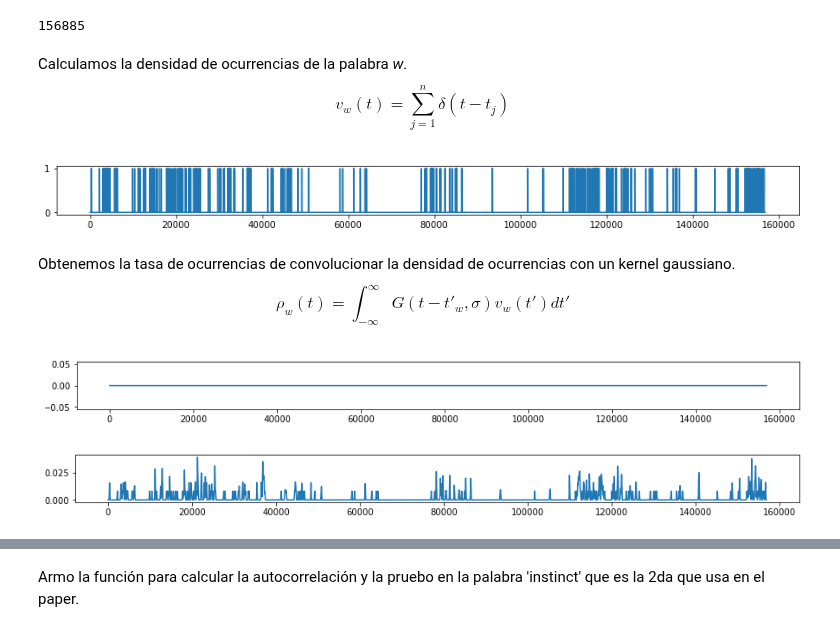
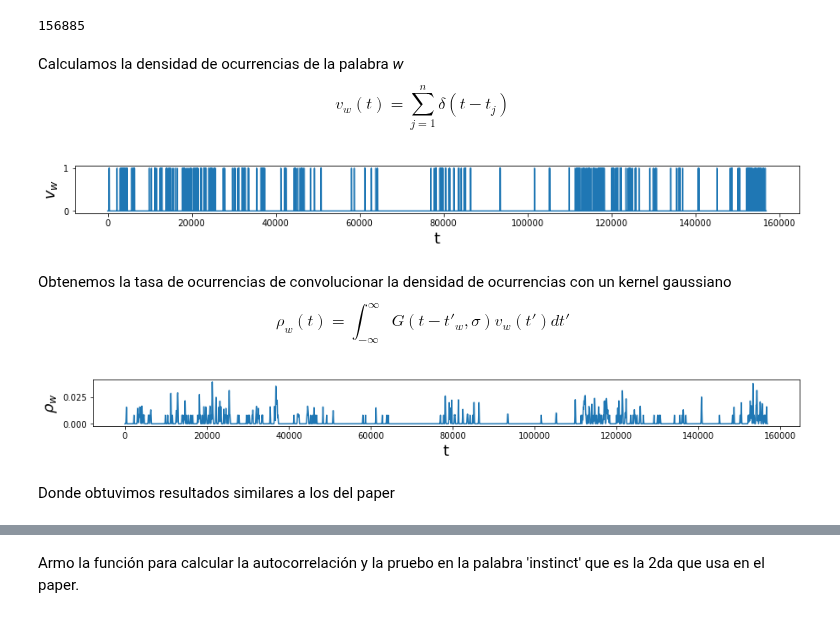
Before and after one commit to m2march/ciencia_datos, a Jupyter notebook: tp6/tp6.ipynb, the cells around one changed output, grey strips where cells are left out. Drawn from its saved outputs; the diff is of its cells as text; code cells hidden in the pictures.

```diff
--- a/tp6/tp6.ipynb
+++ b/tp6/tp6.ipynb
@@ -181,0 +386,24 @@ tipos.most_common(500)
+# %%
+top_tokens = [x[0] for x in top_tokens_counts]
+# %%
+token_docs = {
+    docno : tokens
+    for docno, tokens in token_docs.items()
+    if len(tokens) > 0
+}
+# %%
+top_tokens_set = set(top_tokens)
+# %%
+# Armamos la matriz de co-frecuencias
+win_size = 5
+co_freq = defaultdict(lambda : defaultdict(int))
+freq = defaultdict(int)
+
+for tokens in token_docs.values():
+    for i in range(len(tokens)):
+        if tokens[i] in top_tokens_set:
+            freq[tokens[i]] += 1
+            for k in range(1, min(len(tokens) - i, win_size - 1)):
+                if tokens[i + k] in top_tokens_set:
+                    dists.append(i - i + k)
+                    co_freq[tokens[i]][tokens[i+k]] += 1
@@ -289,7 +506,7 @@ len(word_darwin_delta)
 # %% [output]
 156885
 # %% [markdown]
-Calculamos la densidad de ocurrencias de la palabra *w*.
+Calculamos la densidad de ocurrencias de la palabra *w*
 \begin{equation*}
 v_{w} (t) = \sum_{j=1}^n \delta(t-t_{j})
 \end{equation*}
@@ -299,11 +516,13 @@ for index in word_darwin_index:
 # %%
 plt.figure(figsize(15, 1))
 plot(word_darwin_delta)
+ylabel('$v_{w}$', size=18)
+xlabel('t', size=18)
 plt.show()
 # %% [output]
-[figure, old version]
+[figure, new version]
 # %% [markdown]
-Obtenemos la tasa de ocurrencias de convolucionar la densidad de ocurrencias con un kernel gaussiano.
+Obtenemos la tasa de ocurrencias de convolucionar la densidad de ocurrencias con un kernel gaussiano
 \begin{equation*}
 \rho_{w} (t) = \int_{-\infty}^\infty G(t-t'_{w},\sigma) v_{w}(t')dt'
 \end{equation*}
@@ -314,9 +529,3 @@ word_darwin_gaussian = ndimage.filters.gaussian_filter(word_darwin_delta, 50)
-# %%
-plt.figure(figsize(15, 1))
-plot(word_darwin_gaussian)
-plt.show()
-# %% [output]
-[figure, removed]
 # %%
 from astropy.convolution import convolve, Gaussian1DKernel
 # %%
@@ -326,6 +535,10 @@ smoothed_data_gauss = convolve(word_darwin_delta, gauss_kernel)
 # %%
 plt.figure(figsize(15, 1))
 plot(smoothed_data_gauss)
+ylabel('$\\rho_{w}$', size=18)
+xlabel('t', size=18)
 plt.show()
 # %% [output]
-[figure, old version]
+[figure, new version]
+# %% [markdown]
+Donde obtuvimos resultados similares a los del paper
```
Also changed, not shown: parts of 146 cells of this notebook.
